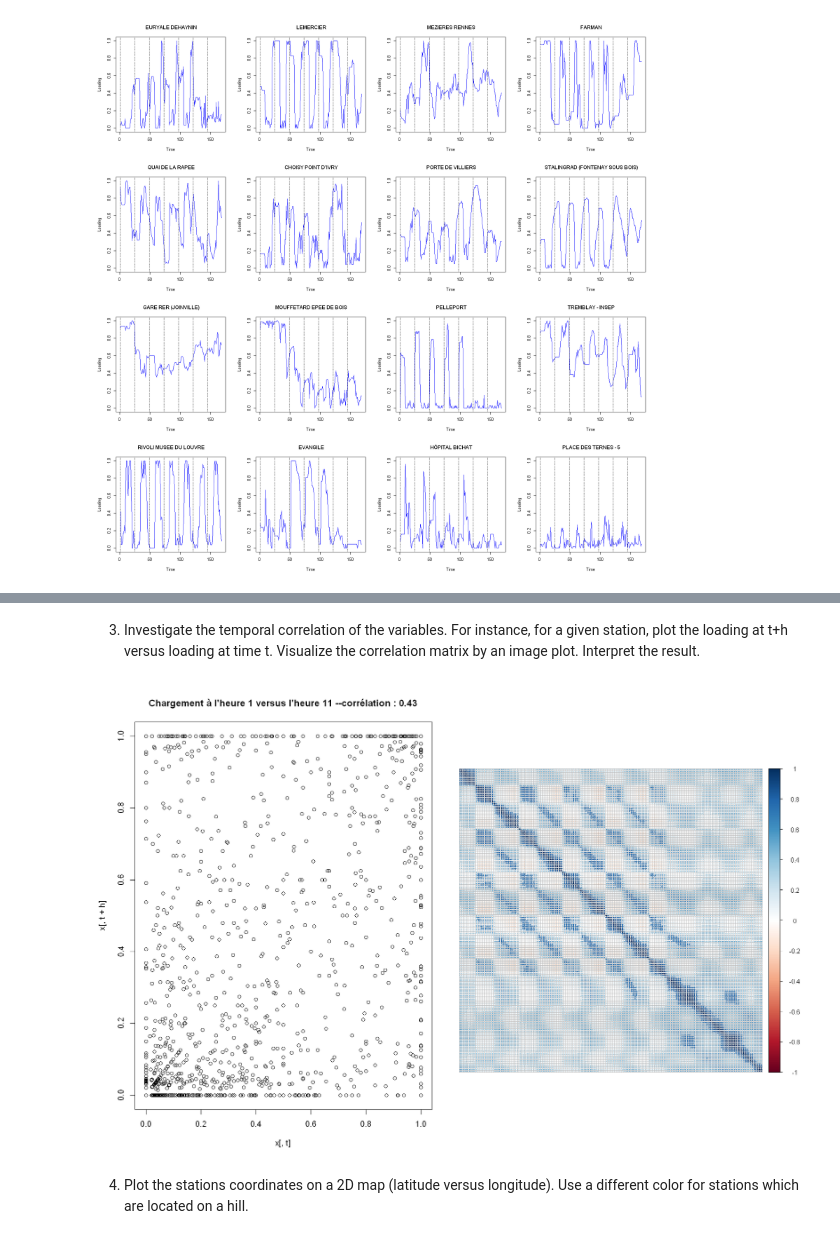
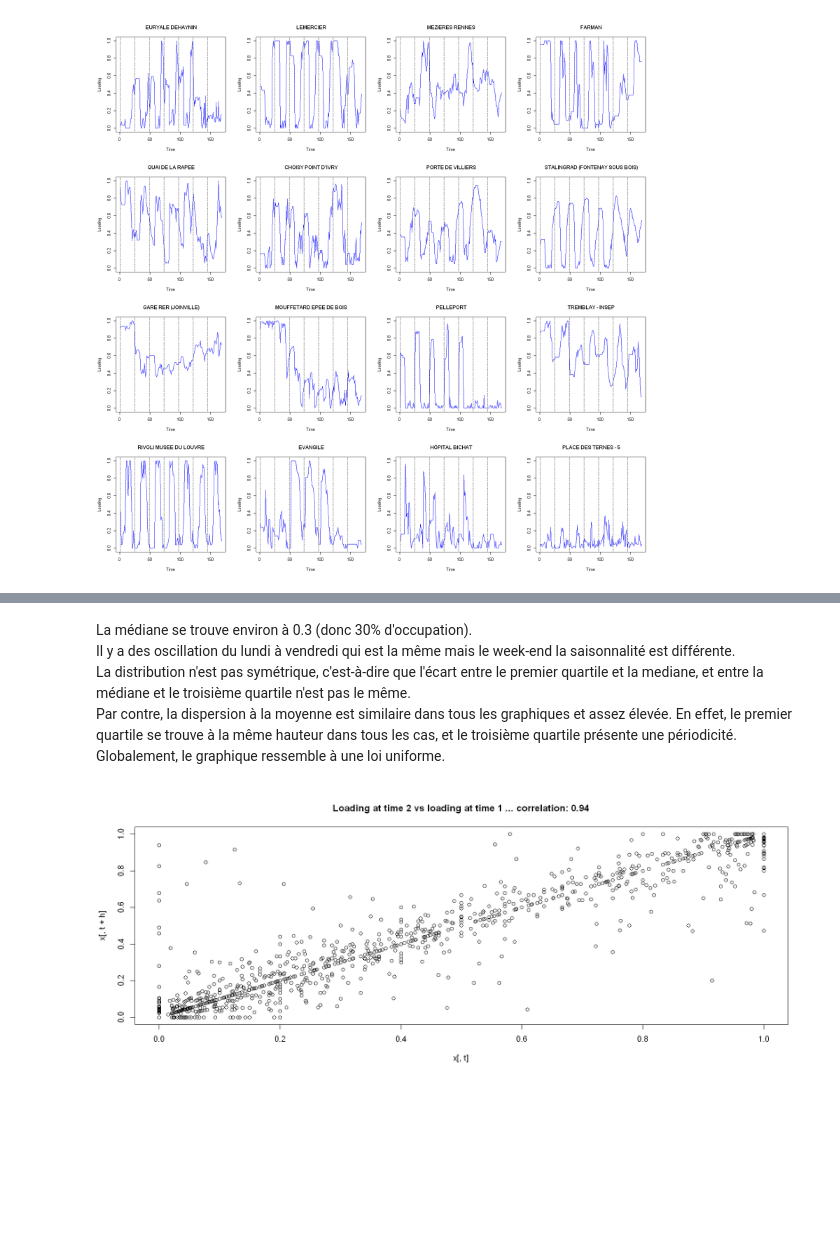
Before and after one commit to jayalabanda/projet-ADD, a Jupyter notebook: velib_Rnotebook_starter.ipynb, the cells around one changed output, grey strips where cells are left out. Drawn from its saved outputs; the diff is of its cells as text; code cells hidden in the pictures; blank space fills up the shorter version.

```diff
--- a/velib_Rnotebook_starter.ipynb
+++ b/velib_Rnotebook_starter.ipynb
@@ -111,16 +97,17 @@ Quant à la distribution de la distribution de la position, elle semble être à
-# %% [markdown]
-3. Investigate the temporal correlation of the variables.
-For instance, for a given station, plot the loading at t+h versus loading at time t.
-Visualize the correlation matrix by an image plot. Interpret the result.
+# %% [markdown]
+La médiane se trouve environ à 0.3 (donc 30% d'occupation).
+<br>
+Il y a des oscillation du lundi à vendredi qui est la même mais le week-end la saisonnalité est différente.
+<br>
+La distribution n'est pas symétrique, c'est-à-dire que l'écart entre le premier quartile et la mediane, et entre la médiane et le troisième quartile n'est pas le même.
+<br>
+Par contre, la dispersion à la moyenne est similaire dans tous les graphiques et assez élevée. En effet, le premier quartile se trouve à la même hauteur dans tous les cas, et le troisième quartile présente une périodicité. Globalement, le graphique ressemble à une loi uniforme.
 # %%
-t=1
-h=10
-mycor=round(cor(x[,t],x[,t+h]),2)
-cormat=cor(x)
-par(mfrow=c(1,2))
-plot(x[,t],x[,t+h],main=paste("Chargement à l'heure",t,"versus l'heure",t+h,"--corrélation :",mycor))
-corrplot(cormat,tl.pos="n")
+h <- 1
+t <- 1
+
+mycor <- round(cor(x[, t], x[, t+h]), 2)
+plot(x[, t], x[, t+h], main=paste("Loading at time", t+h, "vs loading at time", t,
+                                 "... correlation:", mycor))
 # %% [output]
-[figure, old version]
+[figure, new version]
-# %% [markdown]
-4. Plot the stations coordinates on a 2D map (latitude versus longitude). Use a different color for stations which are located on a hill.
```
Also changed, not shown: parts of 16 cells of this notebook, 2 other files.
